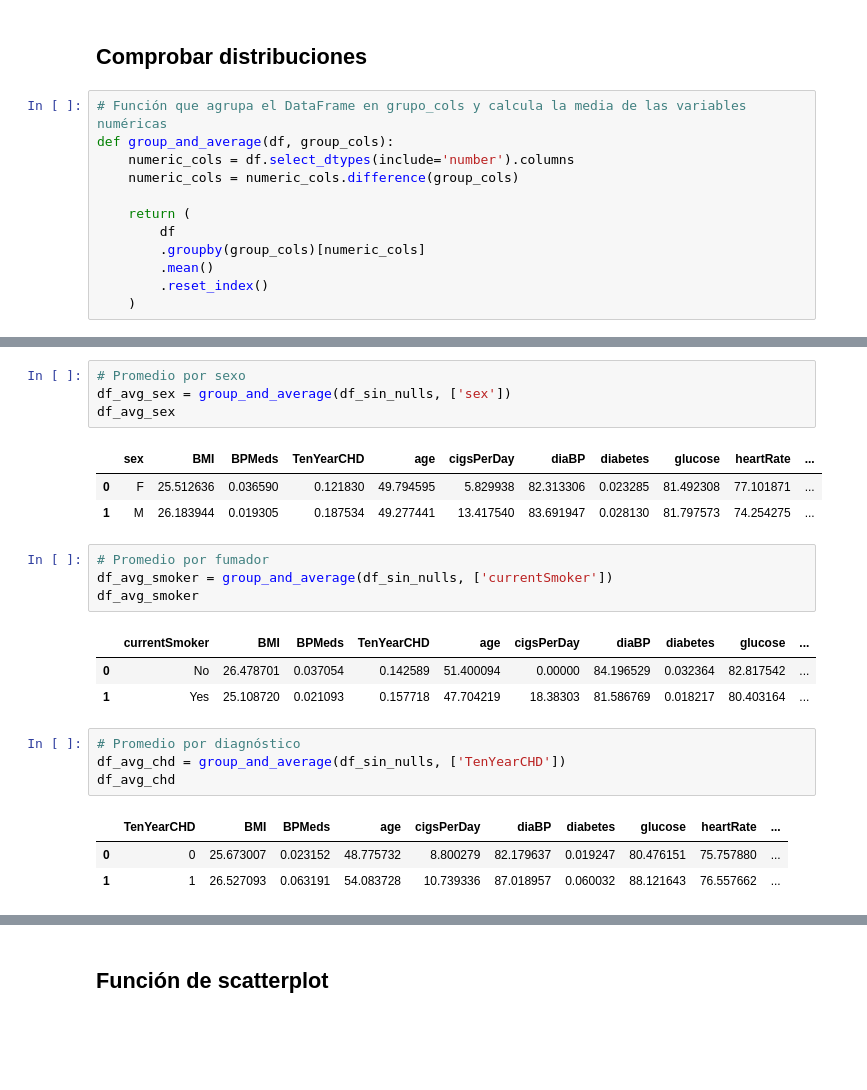
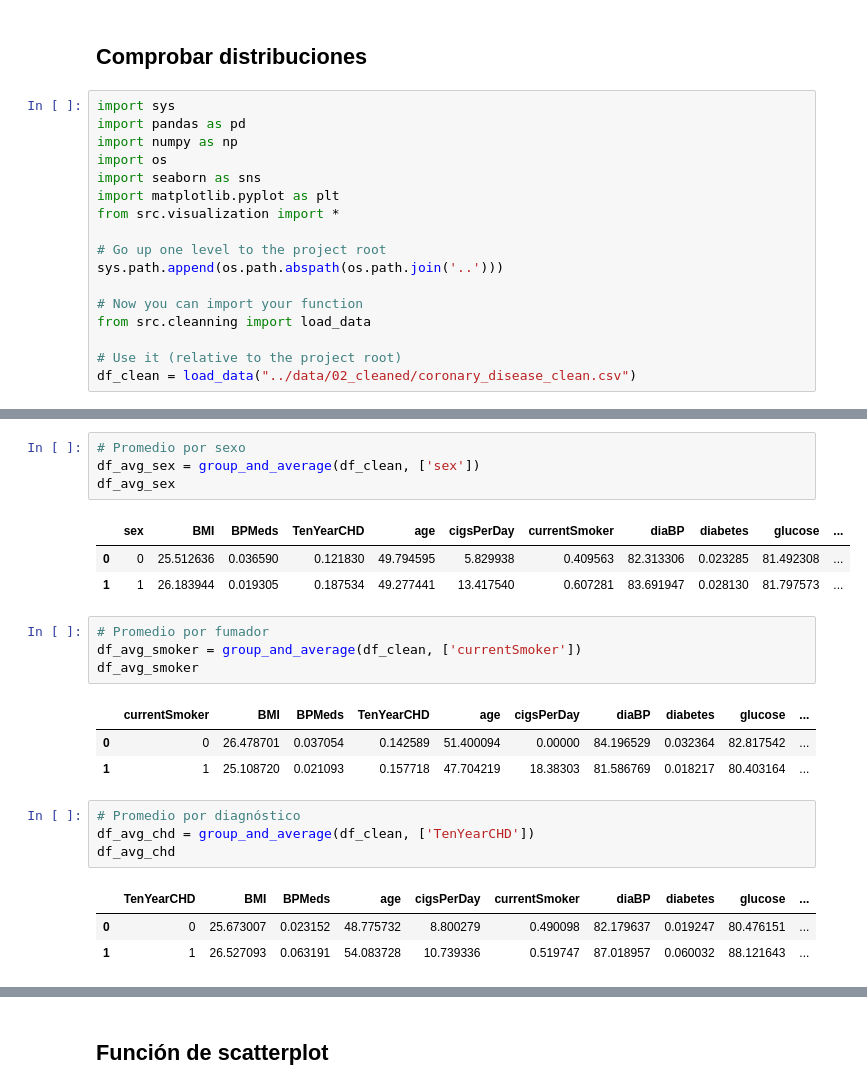
Before and after one commit to koershuis/SP_Final_Project_E, a Jupyter notebook: notebooks/1_data_summary.ipynb, the cells around one changed output, grey strips where cells are left out. Saved outputs shown, nothing was run; the diff lists cells and outputs as text; blank space fills up the shorter version.

Commit message:
separar funciones a archivo visualization.py

```diff
--- a/notebooks/1_data_summary.ipynb
+++ b/notebooks/1_data_summary.ipynb
@@ -148,14 +186,19 @@ df_clean.to_csv(output_path, index=False)
 # %% [markdown]
 ## Comprobar distribuciones
-# %%
-# Función que agrupa el DataFrame en grupo_cols y calcula la media de las variables numéricas
-def group_and_average(df, group_cols):
-    numeric_cols = df.select_dtypes(include='number').columns
-    numeric_cols = numeric_cols.difference(group_cols)
-
-    return (
-        df
-        .groupby(group_cols)[numeric_cols]
-        .mean()
-        .reset_index()
-    )
+# %%
+import sys
+import pandas as pd
+import numpy as np
+import os
+import seaborn as sns
+import matplotlib.pyplot as plt
+from src.visualization import *
+
+# Go up one level to the project root
+sys.path.append(os.path.abspath(os.path.join('..')))
+
+# Now you can import your function
+from src.cleanning import load_data
+
+# Use it (relative to the project root)
+df_clean = load_data("../data/02_cleaned/coronary_disease_clean.csv")
@@ -162,24 +221,24 @@ def group_and_average(df, group_cols):
 # %%
 # Promedio por sexo
-df_avg_sex = group_and_average(df_sin_nulls, ['sex'])
+df_avg_sex = group_and_average(df_clean, ['sex'])
 df_avg_sex
 # %% [output]
-|  | sex | BMI | BPMeds | TenYearCHD | age | cigsPerDay | diaBP | diabetes | glucose | heartRate | ... |
-| 0 | F | 25.512636 | 0.036590 | 0.121830 | 49.794595 | 5.829938 | 82.313306 | 0.023285 | 81.492308 | 77.101871 | ... |
-| 1 | M | 26.183944 | 0.019305 | 0.187534 | 49.277441 | 13.417540 | 83.691947 | 0.028130 | 81.797573 | 74.254275 | ... |
+|  | sex | BMI | BPMeds | TenYearCHD | age | cigsPerDay | currentSmoker | diaBP | diabetes | glucose | ... |
+| 0 | 0 | 25.512636 | 0.036590 | 0.121830 | 49.794595 | 5.829938 | 0.409563 | 82.313306 | 0.023285 | 81.492308 | ... |
+| 1 | 1 | 26.183944 | 0.019305 | 0.187534 | 49.277441 | 13.417540 | 0.607281 | 83.691947 | 0.028130 | 81.797573 | ... |
 # %%
 # Promedio por fumador
-df_avg_smoker = group_and_average(df_sin_nulls, ['currentSmoker'])
+df_avg_smoker = group_and_average(df_clean, ['currentSmoker'])
 df_avg_smoker
 # %% [output]
 |  | currentSmoker | BMI | BPMeds | TenYearCHD | age | cigsPerDay | diaBP | diabetes | glucose | ... |
-| 0 | No | 26.478701 | 0.037054 | 0.142589 | 51.400094 | 0.00000 | 84.196529 | 0.032364 | 82.817542 | ... |
-| 1 | Yes | 25.108720 | 0.021093 | 0.157718 | 47.704219 | 18.38303 | 81.586769 | 0.018217 | 80.403164 | ... |
+| 0 | 0 | 26.478701 | 0.037054 | 0.142589 | 51.400094 | 0.00000 | 84.196529 | 0.032364 | 82.817542 | ... |
+| 1 | 1 | 25.108720 | 0.021093 | 0.157718 | 47.704219 | 18.38303 | 81.586769 | 0.018217 | 80.403164 | ... |
 # %%
 # Promedio por diagnóstico
-df_avg_chd = group_and_average(df_sin_nulls, ['TenYearCHD'])
+df_avg_chd = group_and_average(df_clean, ['TenYearCHD'])
 df_avg_chd
 # %% [output]
-|  | TenYearCHD | BMI | BPMeds | age | cigsPerDay | diaBP | diabetes | glucose | heartRate | ... |
-| 0 | 0 | 25.673007 | 0.023152 | 48.775732 | 8.800279 | 82.179637 | 0.019247 | 80.476151 | 75.757880 | ... |
-| 1 | 1 | 26.527093 | 0.063191 | 54.083728 | 10.739336 | 87.018957 | 0.060032 | 88.121643 | 76.557662 | ... |
+|  | TenYearCHD | BMI | BPMeds | age | cigsPerDay | currentSmoker | diaBP | diabetes | glucose | ... |
+| 0 | 0 | 25.673007 | 0.023152 | 48.775732 | 8.800279 | 0.490098 | 82.179637 | 0.019247 | 80.476151 | ... |
+| 1 | 1 | 26.527093 | 0.063191 | 54.083728 | 10.739336 | 0.519747 | 87.018957 | 0.060032 | 88.121643 | ... |
```
Also changed, not shown: parts of 6 cells of this notebook, 1 other file.
